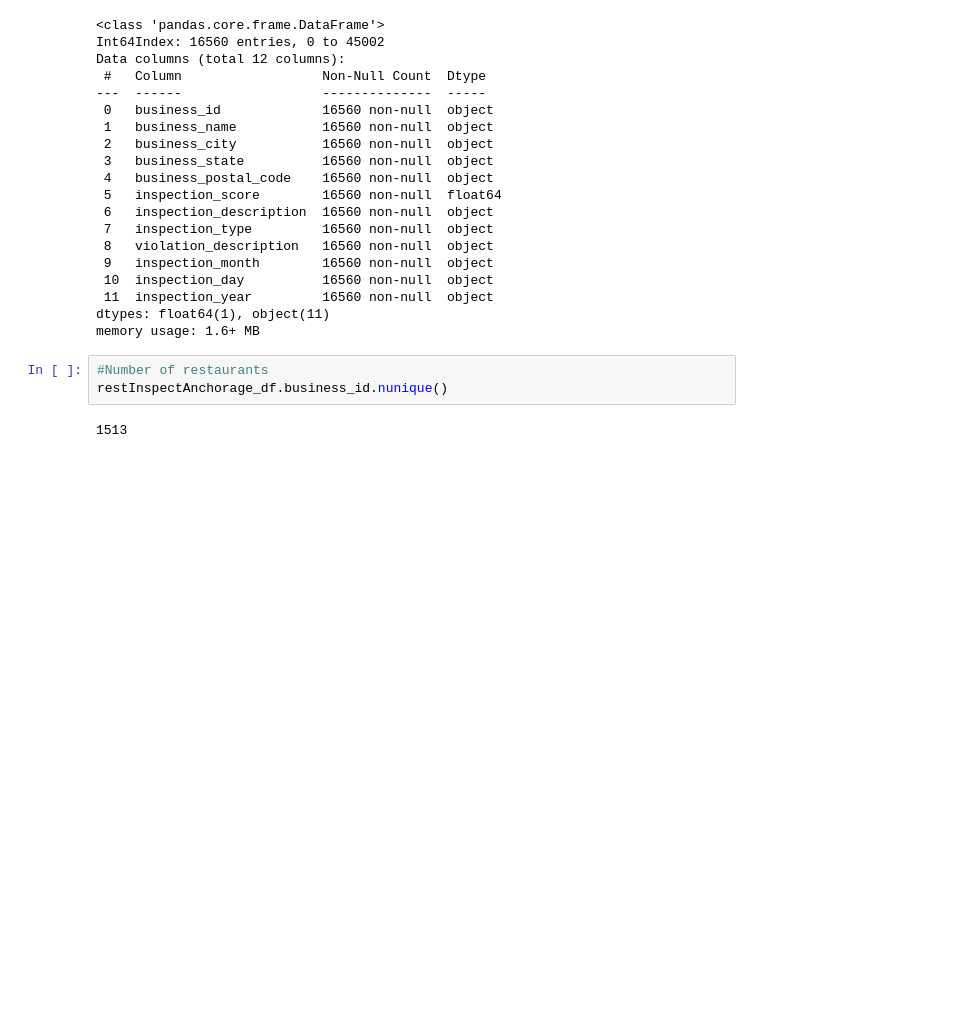
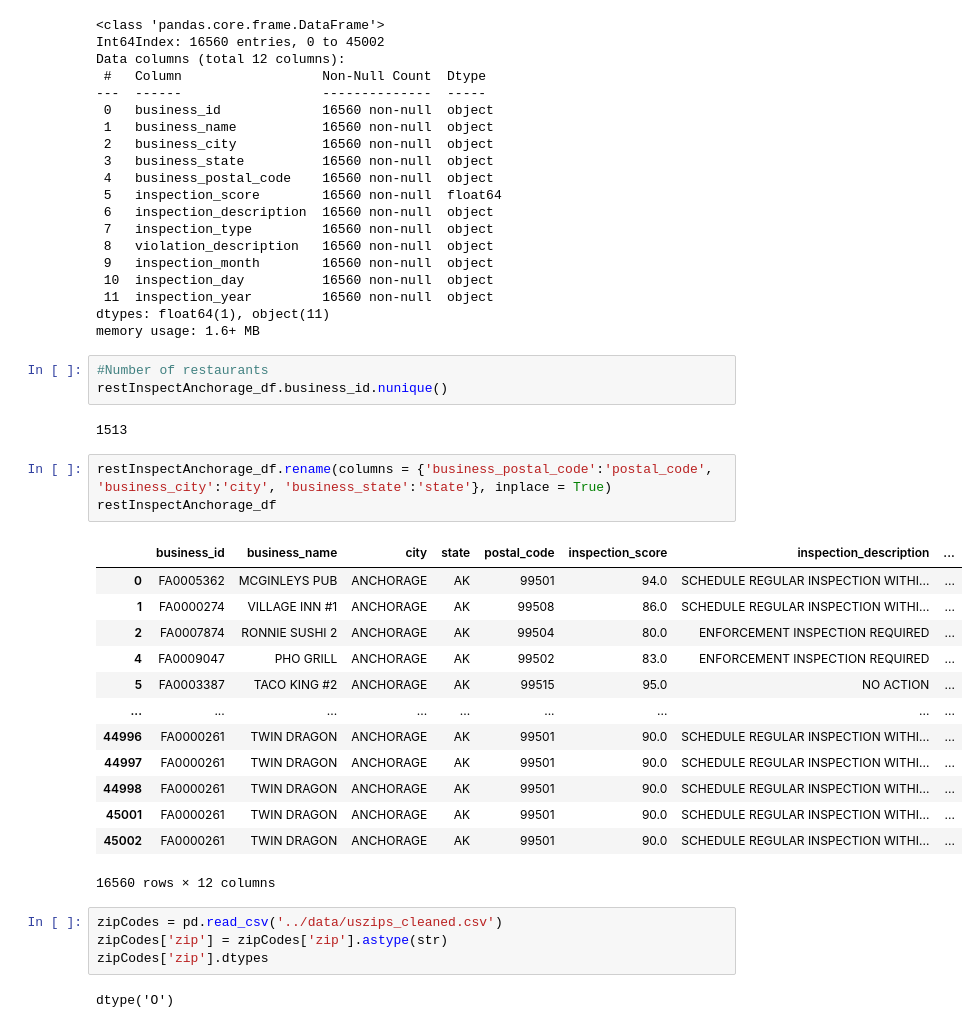
Before and after one commit to jrthompson25/Capstone-Project, a Jupyter notebook: Notebooks/capstone_restaurant_inspections_anchorage.ipynb, the cells around one changed output. Drawn from its saved outputs; the diff is of its cells as text; blank space fills up the shorter version.

Commit message:
Merges and all cleaning complete - Anchorage

```diff
--- a/Notebooks/capstone_restaurant_inspections_anchorage.ipynb
+++ b/Notebooks/capstone_restaurant_inspections_anchorage.ipynb
@@ -1113,3 +1113,26 @@ memory usage: 1.6+ MB
 restInspectAnchorage_df.business_id.nunique()
 # %% [output]
 1513
+# %%
+restInspectAnchorage_df.rename(columns = {'business_postal_code':'postal_code', 'business_city':'city', 'business_state':'state'}, inplace = True)
+restInspectAnchorage_df
+# %% [output]
+|  | business_id | business_name | city | state | postal_code | inspection_score | inspection_description | ... |
+| 0 | FA0005362 | MCGINLEYS PUB | ANCHORAGE | AK | 99501 | 94.0 | SCHEDULE REGULAR INSPECTION WITHI... | ... |
+| 1 | FA0000274 | VILLAGE INN #1 | ANCHORAGE | AK | 99508 | 86.0 | SCHEDULE REGULAR INSPECTION WITHI... | ... |
+| 2 | FA0007874 | RONNIE SUSHI 2 | ANCHORAGE | AK | 99504 | 80.0 | ENFORCEMENT INSPECTION REQUIRED | ... |
+| 4 | FA0009047 | PHO GRILL | ANCHORAGE | AK | 99502 | 83.0 | ENFORCEMENT INSPECTION REQUIRED | ... |
+| 5 | FA0003387 | TACO KING #2 | ANCHORAGE | AK | 99515 | 95.0 | NO ACTION | ... |
+| ... | ... | ... | ... | ... | ... | ... | ... | ... |
+| 44996 | FA0000261 | TWIN DRAGON | ANCHORAGE | AK | 99501 | 90.0 | SCHEDULE REGULAR INSPECTION WITHI... | ... |
+| 44997 | FA0000261 | TWIN DRAGON | ANCHORAGE | AK | 99501 | 90.0 | SCHEDULE REGULAR INSPECTION WITHI... | ... |
+| 44998 | FA0000261 | TWIN DRAGON | ANCHORAGE | AK | 99501 | 90.0 | SCHEDULE REGULAR INSPECTION WITHI... | ... |
+| 45001 | FA0000261 | TWIN DRAGON | ANCHORAGE | AK | 99501 | 90.0 | SCHEDULE REGULAR INSPECTION WITHI... | ... |
+| 45002 | FA0000261 | TWIN DRAGON | ANCHORAGE | AK | 99501 | 90.0 | SCHEDULE REGULAR INSPECTION WITHI... | ... |
+16560 rows × 12 columns
+# %%
+zipCodes = pd.read_csv('../data/uszips_cleaned.csv')
+zipCodes['zip'] = zipCodes['zip'].astype(str)
+zipCodes['zip'].dtypes
+# %% [output]
+dtype('O')
```
Also changed, not shown: parts of 6 cells of this notebook.
